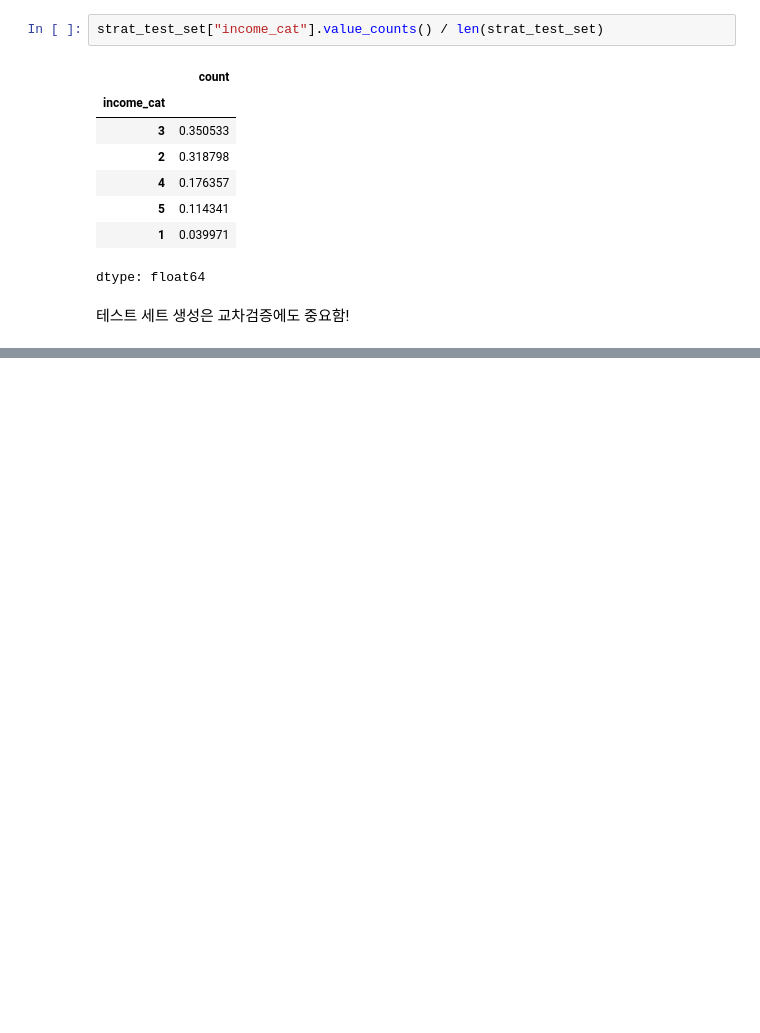
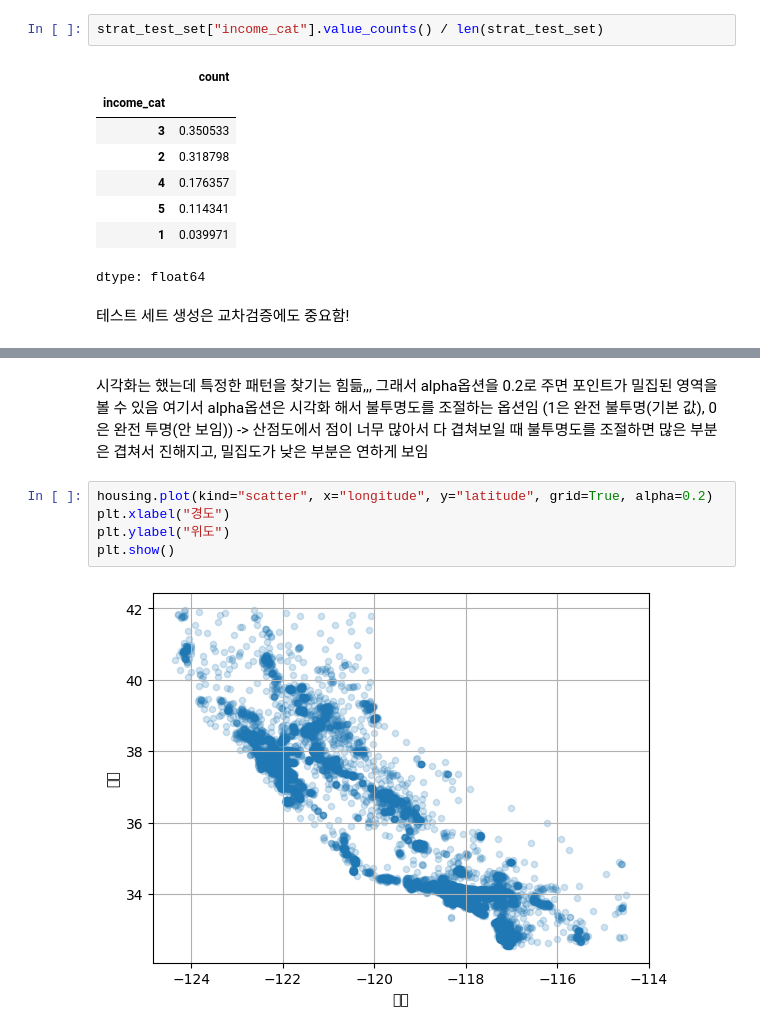
Before and after one commit to ghkdtjdbs/Hands-on-Machine-Learning-Study, a Jupyter notebook: Chapter2.ipynb, the cells around one changed output, grey strips where cells are left out. Drawn from its saved outputs; the diff is of its cells as text; blank space fills up the shorter version.

```diff
--- a/Chapter2.ipynb
+++ b/Chapter2.ipynb
@@ -262,0 +280,12 @@ dtype: float64
+# %% [markdown]
+시각화는 했는데 특정한 패턴을 찾기는 힘듦,,,
+그래서 alpha옵션을 0.2로 주면 포인트가 밀집된 영역을 볼 수 있음
+여기서 alpha옵션은 시각화 해서 불투명도를 조절하는 옵션임 (1은 완전 불투명(기본 값), 0은 완전 투명(안 보임))
+-> 산점도에서 점이 너무 많아서 다 겹쳐보일 때 불투명도를 조절하면 많은 부분은 겹쳐서 진해지고, 밀집도가 낮은 부분은 연하게 보임
+# %%
+housing.plot(kind="scatter", x="longitude", y="latitude", grid=True, alpha=0.2)
+plt.xlabel("경도")
+plt.ylabel("위도")
+plt.show()
+# %% [output]
+[figure, added]
```
Also changed, not shown: parts of 7 cells of this notebook.
